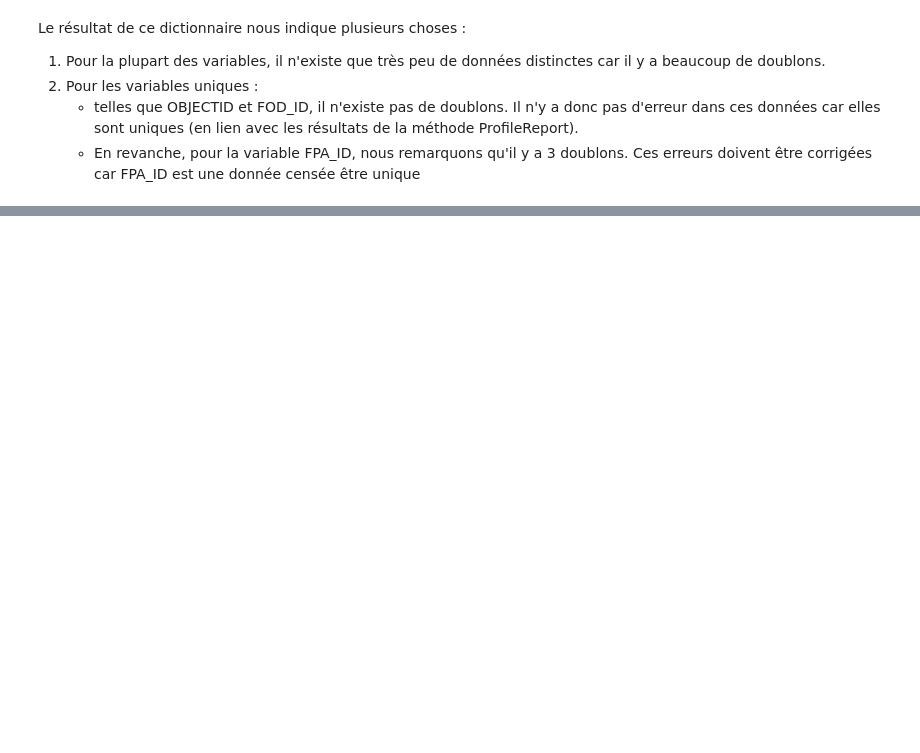
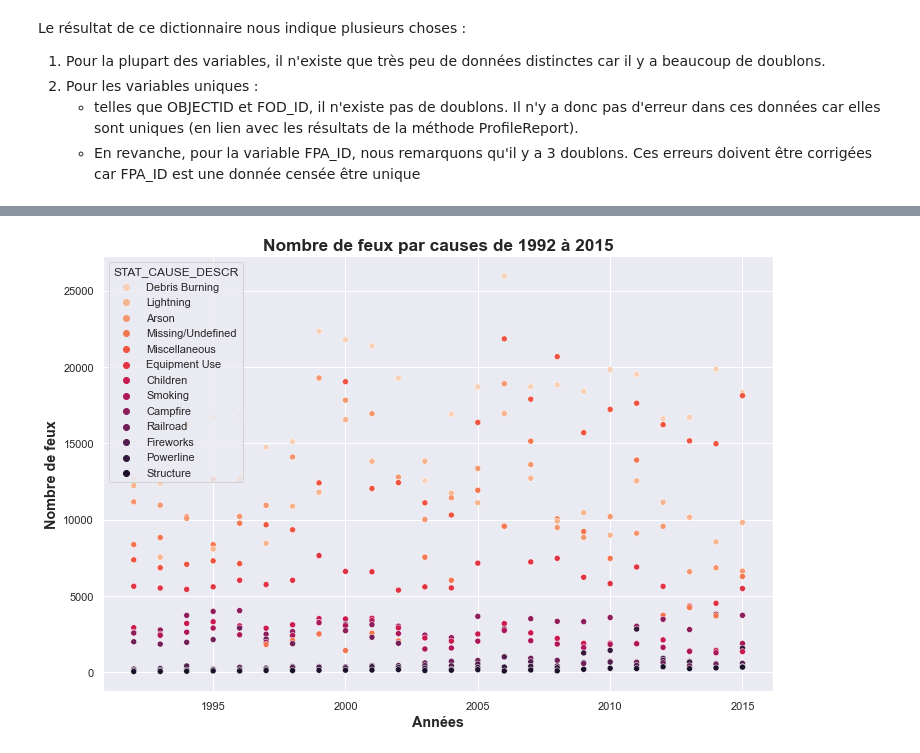
Before and after one commit to paulokmmf/Projet_DA_WILDFIRE, a Jupyter notebook: wildfire_USA.ipynb, the cells around one changed output, grey strips where cells are left out. Cells and saved outputs as stored; diff of their text form; code cells hidden in the pictures; blank space fills up the shorter version.

```diff
--- a/wildfire_USA.ipynb
+++ b/wildfire_USA.ipynb
@@ -642,0 +621,11 @@ Nous pouvons avoir une idée de la couverture géographique des données en tra
+# %%
+# Création d'un nuage de points montrant la répartition des causes de feux de 1992 à 2015
+groupby_cause = fires.groupby(['FIRE_YEAR'], as_index = False)['STAT_CAUSE_DESCR'].value_counts()
+sns.set({"figure.figsize":(12, 8)})
+sns.scatterplot(x = 'FIRE_YEAR', y = 'count', hue = 'STAT_CAUSE_DESCR', data = groupby_cause, palette = 'rocket_r')
+plt.xlabel('Années', fontweight = 'bold', fontsize = 'large')
+plt.ylabel('Nombre de feux', fontweight = 'bold', fontsize = 'large')
+plt.title('Nombre de feux par causes de 1992 à 2015', fontsize = 'x-large', fontweight = 'bold')
+plt.show()
+# %% [output]
+[figure, added]
```
Also changed, not shown: parts of 83 cells of this notebook.
